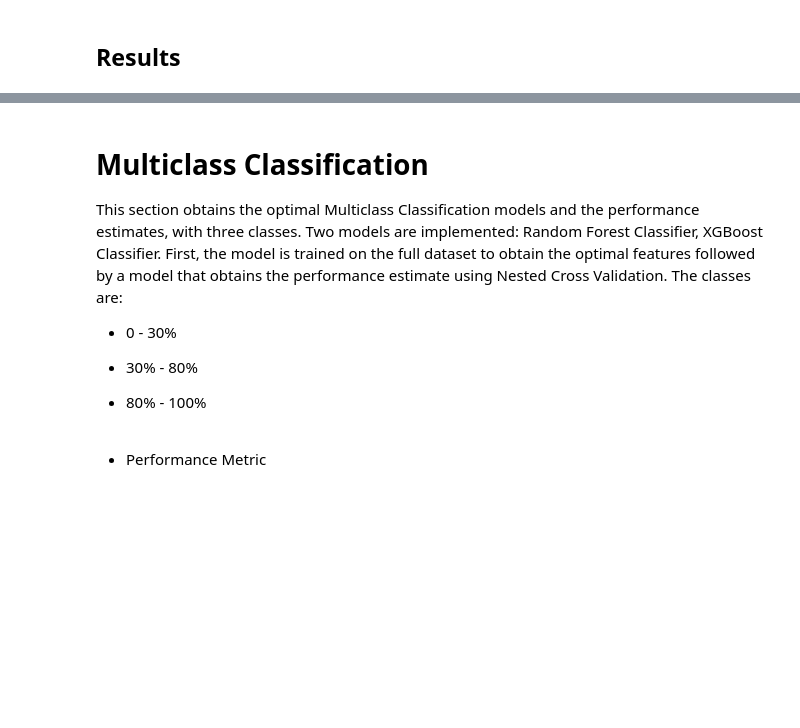
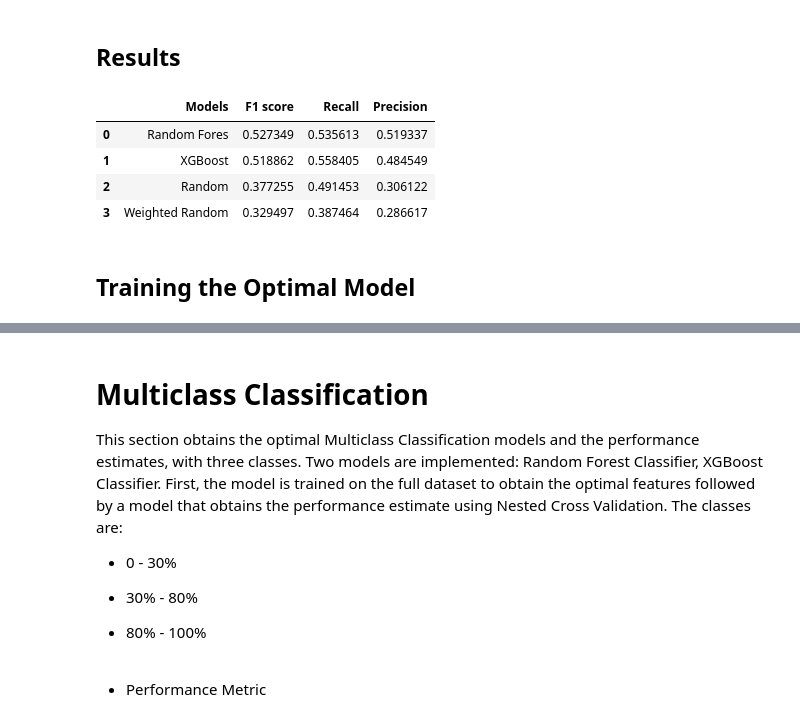
Before and after one commit to rodekruis/Typhoon_IBF_Rice_Damage_Model, a Jupyter notebook: IBF_typhoon_model/models/model_results.ipynb, the cells around one changed output, grey strips where cells are left out. Drawn from its saved outputs; the diff is of its cells as text; code cells hidden in the pictures; blank space fills up the shorter version.

```diff
--- a/IBF_typhoon_model/models/model_results.ipynb
+++ b/IBF_typhoon_model/models/model_results.ipynb
@@ -190,18 +192,19 @@ This section obtain the optimal Binary Classification models and the performance
 - Benchmark Models
 - Main findings
 # %%
-# Setting the general input variables
-threshold = 0.3
-df["class_value_binary"] = [
-    1 if df["perc_loss"][i] > threshold else 0 for i in range(len(df))
+# Setting the general input variables: for the dataframe with threshold 30
+# Contorplot threshold was used to create damage_above_30 variable
+df_binary = df[df['damage_above_30'].notnull()]
+df_binary["class_value_binary"] = [
+    1 if df_binary["damage_above_30"][i] == True else 0 for i in range(len(df_binary))
 ]
 
 # Setting for feature selection on full data set
-X = df[features]
-y = df["class_value_binary"]
+X = df_binary[features]
+y = df_binary["class_value_binary"]
 y = y.astype(int)
 
 # Setting the train and the test sets for obtaining performance estimate
-df_train_list, df_test_list = splitting_train_test(df)
+df_train_list, df_test_list = splitting_train_test(df_binary)
 # %% [markdown]
 ## Random Forest
@@ -354,9 +299,9 @@ selected_features_rf_binary = [
 # Setting the random forest search grid
 rf_search_space = [
     {
-        "rf__n_estimators": [50, 100, 500],
+        "rf__n_estimators": [100, 250],
         "rf__max_depth": [20, None],
-        "rf__min_samples_split": [2, 8, 10],
+        "rf__min_samples_split": [2, 8, 15],
         "rf__min_samples_leaf": [1, 3, 5],
     }
 ]
@@ -489,11 +447,11 @@ selected_features_xgb_binary = [
 # Setting the XGBoost search grid
 xgb_search_space = [
     {
-        "xgb__learning_rate": [0.1, 0.3],
+        "xgb__learning_rate": [0.1, 0.5, 1],
         "xgb__gamma": [0.1, 0.5, 2],
         "xgb__max_depth": [6, 8],
-        "xgb__reg_lambda": [0.01, 0.1, 1],
-        "xgb__n_estimators": [100, 150],
+        "xgb__reg_lambda": [0.001, 0.1, 1],
+        "xgb__n_estimators": [100, 200],
         "xgb__colsample_bytree": [0.5, 0.7],
     }
 ]
@@ -508,8 +466,8 @@ df_predicted_xgb_binary, selected_params_xgb_binary = xgb_binary_performance(
     cv_splits=5,
     objective="binary:hinge",
     GS_score="f1",
-    GS_randomized=False,
-    GS_n_iter=10,
+    GS_randomized=True,
+    GS_n_iter=50,
     verbose=10,
 )
 # %% [output]
@@ -588,23 +542,31 @@ for i in range(len(df_train_list)):
 # %%
 models = {
     "Random Fores": df_predicted_rf_binary,
     "XGBoost": df_predicted_xgb_binary,
     "Random": df_predicted_random,
     "Weighted Random": df_predicted_random_weighted,
 }
 
 f1 = []
 precision = []
 recall = []
 
 # add 'list' if error
-for df in models.values():
-    f1.append(f1_score(df["actual"], df["predicted"]))
-    precision.append(precision_score(df["actual"], df["predicted"]))
-    recall.append(recall_score(df["actual"], df["predicted"]))
+for df_temp in models.values():
+    f1.append(f1_score(list(df_temp["actual"]), list(df_temp["predicted"])))
+    precision.append(precision_score(list(df_temp["actual"]), list(df_temp["predicted"])))
+    recall.append(recall_score(list(df_temp["actual"]), list(df_temp["predicted"])))
 
 df_results_binary = pd.DataFrame(
-    {"Models": models.keys(), "F1 score": f1, "Recall": recall, "Precision": precision}
+    {"Models": list(models.keys()), "F1 score": f1, "Recall": recall, "Precision": precision}
 )
 
 display(df_results_binary)
+# %% [output]
+|  | Models | F1 score | Recall | Precision |
+| 0 | Random Fores | 0.527349 | 0.535613 | 0.519337 |
+| 1 | XGBoost | 0.518862 | 0.558405 | 0.484549 |
+| 2 | Random | 0.377255 | 0.491453 | 0.306122 |
+| 3 | Weighted Random | 0.329497 | 0.387464 | 0.286617 |
+# %% [markdown]
+## Training the Optimal Model
```
Also changed, not shown: parts of 44 cells of this notebook, 51 other files.
